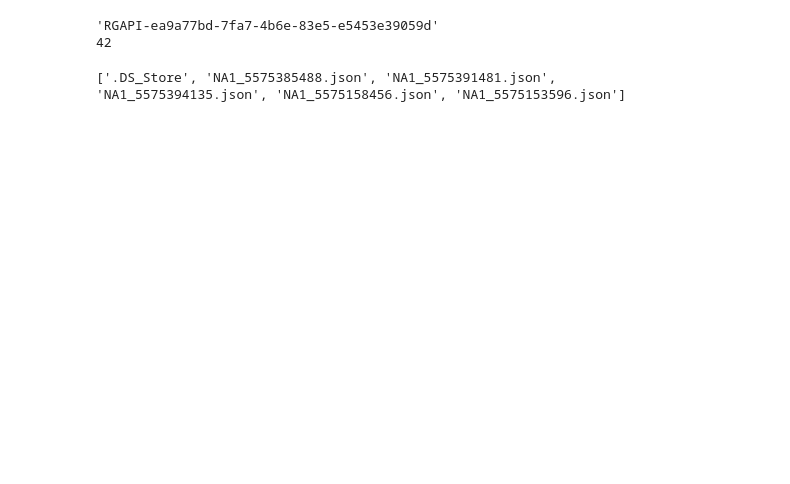
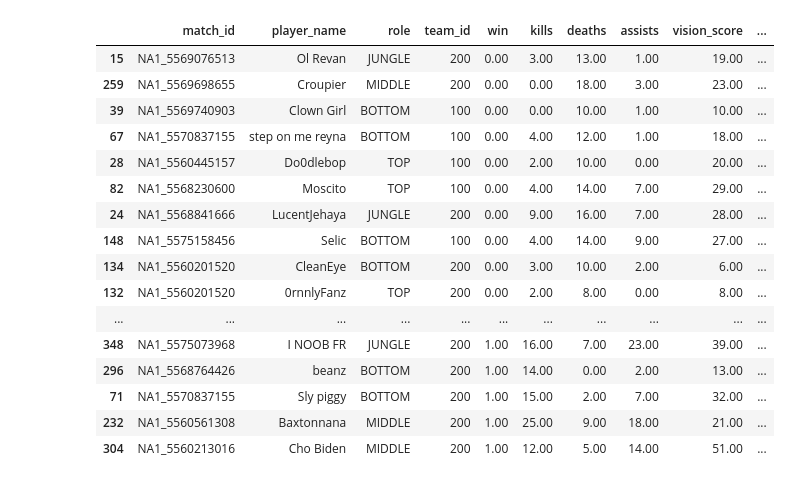
Before and after one commit to Victorwilkins1222/HowMyTeam8sIntMyGames, a Jupyter notebook: sample.ipynb, the cells around one changed output. Saved outputs shown, nothing was run; the diff lists cells and outputs as text; code cells hidden in the pictures; blank space fills up the shorter version.

```diff
--- a/sample.ipynb
+++ b/sample.ipynb
@@ -1,14 +1,32 @@
-# %%
-from config import API_KEY
-print(repr(API_KEY))
-print(len(API_KEY))
-# %% [output]
-'RGAPI-ea9a77bd-7fa7-4b6e-83e5-e5453e39059d'
-42
-# %%
-import os
-print(os.listdir("data"))
-# %% [output]
-['.DS_Store', 'NA1_5575385488.json', 'NA1_5575391481.json', 'NA1_5575394135.json', 'NA1_5575158456.json', 'NA1_5575153596.json']
+# %%
+import pandas as pd
+from Data_Loader import load_matches_to_dataframe
+from Scoring import run_full_pipeline
+
+pd.set_option('display.max_rows', None)
+
+
+df = load_matches_to_dataframe()          # step 1: load raw data
+scored_df, leaderboard = run_full_pipeline(df,self_name='PressRtoDragon')  # step 2: score it
+
+leaderboard
+# %% [output]
+|  | match_id | player_name | role | team_id | win | kills | deaths | assists | vision_score | ... |
+| 15 | NA1_5569076513 | Ol Revan | JUNGLE | 200 | 0.00 | 3.00 | 13.00 | 1.00 | 19.00 | ... |
+| 259 | NA1_5569698655 | Croupier | MIDDLE | 200 | 0.00 | 0.00 | 18.00 | 3.00 | 23.00 | ... |
+| 39 | NA1_5569740903 | Clown Girl | BOTTOM | 100 | 0.00 | 0.00 | 10.00 | 1.00 | 10.00 | ... |
+| 67 | NA1_5570837155 | step on me reyna | BOTTOM | 100 | 0.00 | 4.00 | 12.00 | 1.00 | 18.00 | ... |
+| 28 | NA1_5560445157 | Do0dlebop | TOP | 100 | 0.00 | 2.00 | 10.00 | 0.00 | 20.00 | ... |
+| 82 | NA1_5568230600 | Moscito | TOP | 100 | 0.00 | 4.00 | 14.00 | 7.00 | 29.00 | ... |
+| 24 | NA1_5568841666 | LucentJehaya | JUNGLE | 200 | 0.00 | 9.00 | 16.00 | 7.00 | 28.00 | ... |
+| 148 | NA1_5575158456 | Selic | BOTTOM | 100 | 0.00 | 4.00 | 14.00 | 9.00 | 27.00 | ... |
+| 134 | NA1_5560201520 | CleanEye | BOTTOM | 200 | 0.00 | 3.00 | 10.00 | 2.00 | 6.00 | ... |
+| 132 | NA1_5560201520 | 0rnnlyFanz | TOP | 200 | 0.00 | 2.00 | 8.00 | 0.00 | 8.00 | ... |
+| ... | ... | ... | ... | ... | ... | ... | ... | ... | ... | ... |
+| 348 | NA1_5575073968 | I NOOB FR | JUNGLE | 200 | 1.00 | 16.00 | 7.00 | 23.00 | 39.00 | ... |
+| 296 | NA1_5568764426 | beanz | BOTTOM | 200 | 1.00 | 14.00 | 0.00 | 2.00 | 13.00 | ... |
+| 71 | NA1_5570837155 | Sly piggy | BOTTOM | 200 | 1.00 | 15.00 | 2.00 | 7.00 | 32.00 | ... |
+| 232 | NA1_5560561308 | Baxtonnana | MIDDLE | 200 | 1.00 | 25.00 | 9.00 | 18.00 | 21.00 | ... |
+| 304 | NA1_5560213016 | Cho Biden | MIDDLE | 200 | 1.00 | 12.00 | 5.00 | 14.00 | 51.00 | ... |
 # %%
 from API_Caller import pull_all_matches
```
Also changed, not shown: parts of 1 cell of this notebook, 3 other files.
